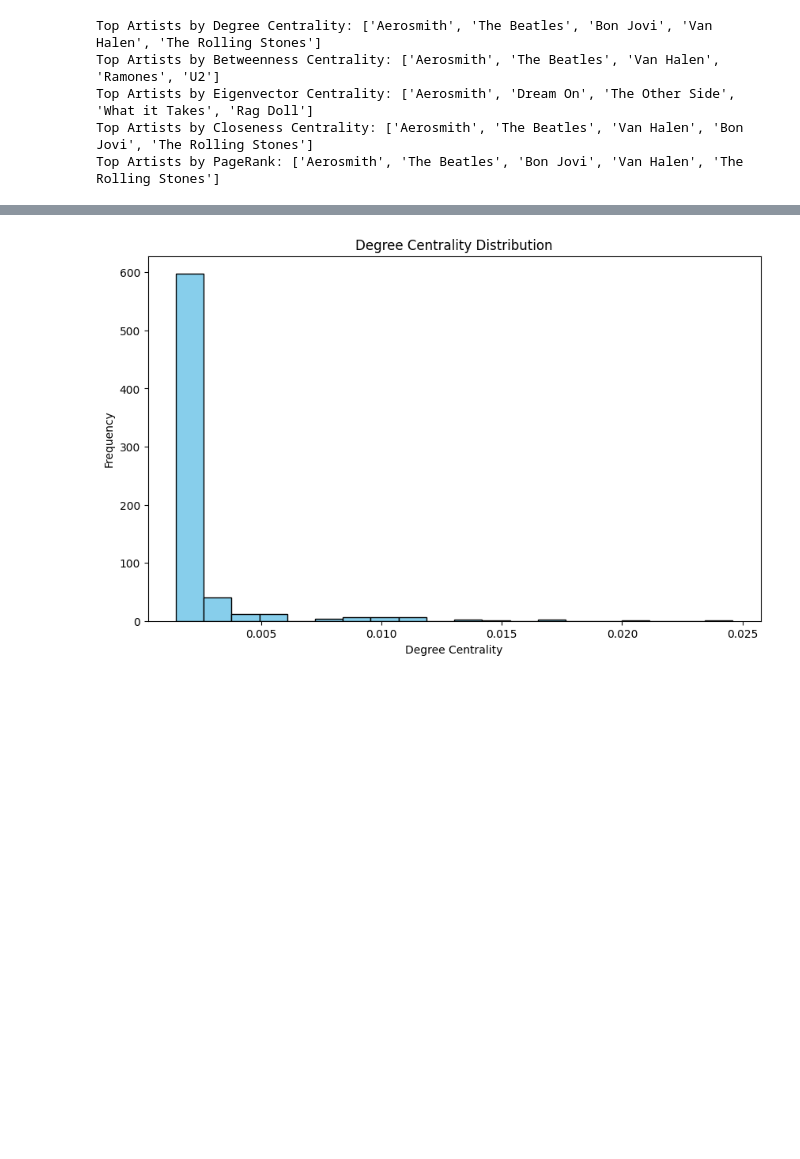
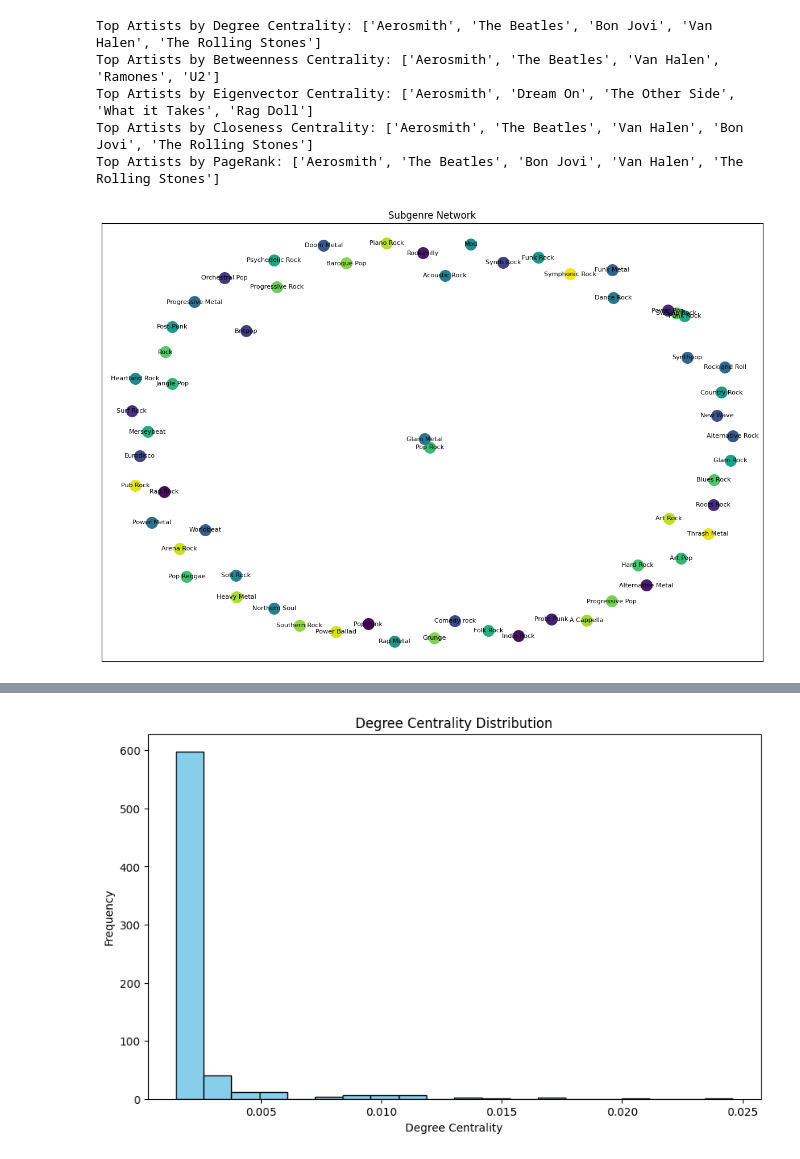
Before and after one commit to jakefine3/Classic-Rock-Network, a Jupyter notebook: Classic_Rock_Network.ipynb, the cells around one changed output, grey strips where cells are left out. Cells and saved outputs as stored; diff of their text form; code cells hidden in the pictures; blank space fills up the shorter version.

```diff
--- a/Classic_Rock_Network.ipynb
+++ b/Classic_Rock_Network.ipynb
@@ -70,3 +85,45 @@ Top Artists by Betweenness Centrality: ['Aerosmith', 'The Beatles', 'Van Halen',
 Top Artists by Eigenvector Centrality: ['Aerosmith', 'Dream On', 'The Other Side', 'What it Takes', 'Rag Doll']
 Top Artists by Closeness Centrality: ['Aerosmith', 'The Beatles', 'Van Halen', 'Bon Jovi', 'The Rolling Stones']
 Top Artists by PageRank: ['Aerosmith', 'The Beatles', 'Bon Jovi', 'Van Halen', 'The Rolling Stones']
+# %%
+# Calculate average popularity of songs in each subgenre
+average_popularity = df.groupby('Genre')[['2022', '2021', '2020', '2019', '2018', '2017', '2016', '2015']].mean().mean(axis=1)
+average_popularity = average_popularity.sort_values(ascending=False)
+
+# Assign colors based on popularity ranking
+color_palette = sns.color_palette("viridis", len(average_popularity))
+color_map = dict(zip(average_popularity.index, color_palette))
+
+# Create graph from DataFrame
+G2 = nx.Graph()
+
+# Add nodes for subgenres
+for genre in set(df['Genre']):
+    G2.add_node(genre)
+
+# Add edges based on common songs between subgenres
+for genre1 in set(df['Genre']):
+    songs_in_genre1 = set(df[df['Genre'] == genre1]['Music'].tolist())
+    for genre2 in set(df['Genre']):
+        if genre1 != genre2:
+            songs_in_genre2 = set(df[df['Genre'] == genre2]['Music'].tolist())
+            common_songs = songs_in_genre1.intersection(songs_in_genre2)
+            if common_songs:
+                G2.add_edge(genre1, genre2, weight=len(common_songs))
+
+# Visualize the network
+plt.figure(figsize=(15, 10))
+pos = nx.spring_layout(G2, seed=42)
+
+# Draw nodes based on genre and popularity
+for genre in set(df['Genre']):
+    nx.draw_networkx_nodes(G2, pos, nodelist=[genre], node_size=200, node_color=color_map[genre], label=genre)
+
+# Draw node labels
+nx.draw_networkx_labels(G2, pos, font_size=8)
+
+nx.draw_networkx_edges(G2, pos, width=0.5, alpha=0.7)
+plt.title("Subgenre Network")
+plt.show()
+# %% [output]
+[figure, added]
```
Also changed, not shown: parts of 3 cells of this notebook.
